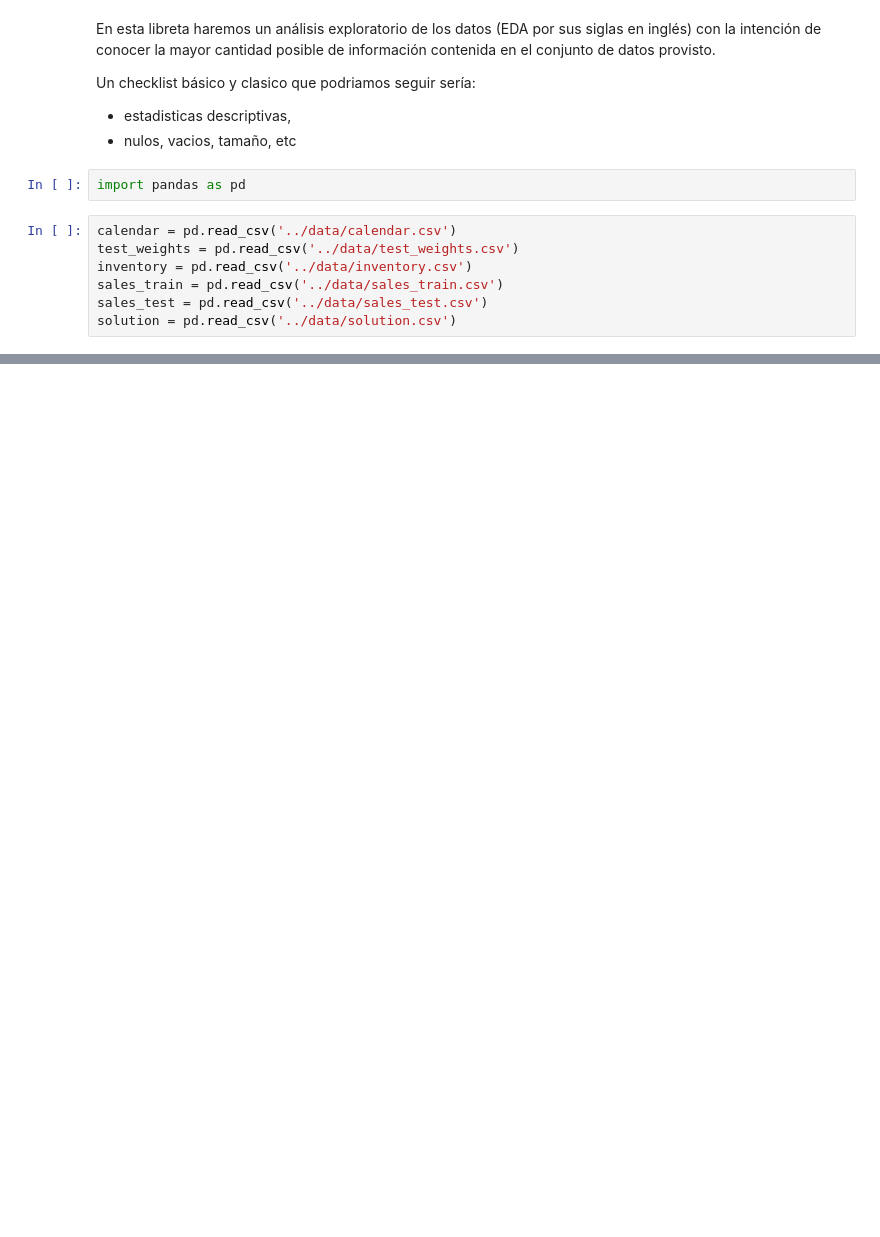
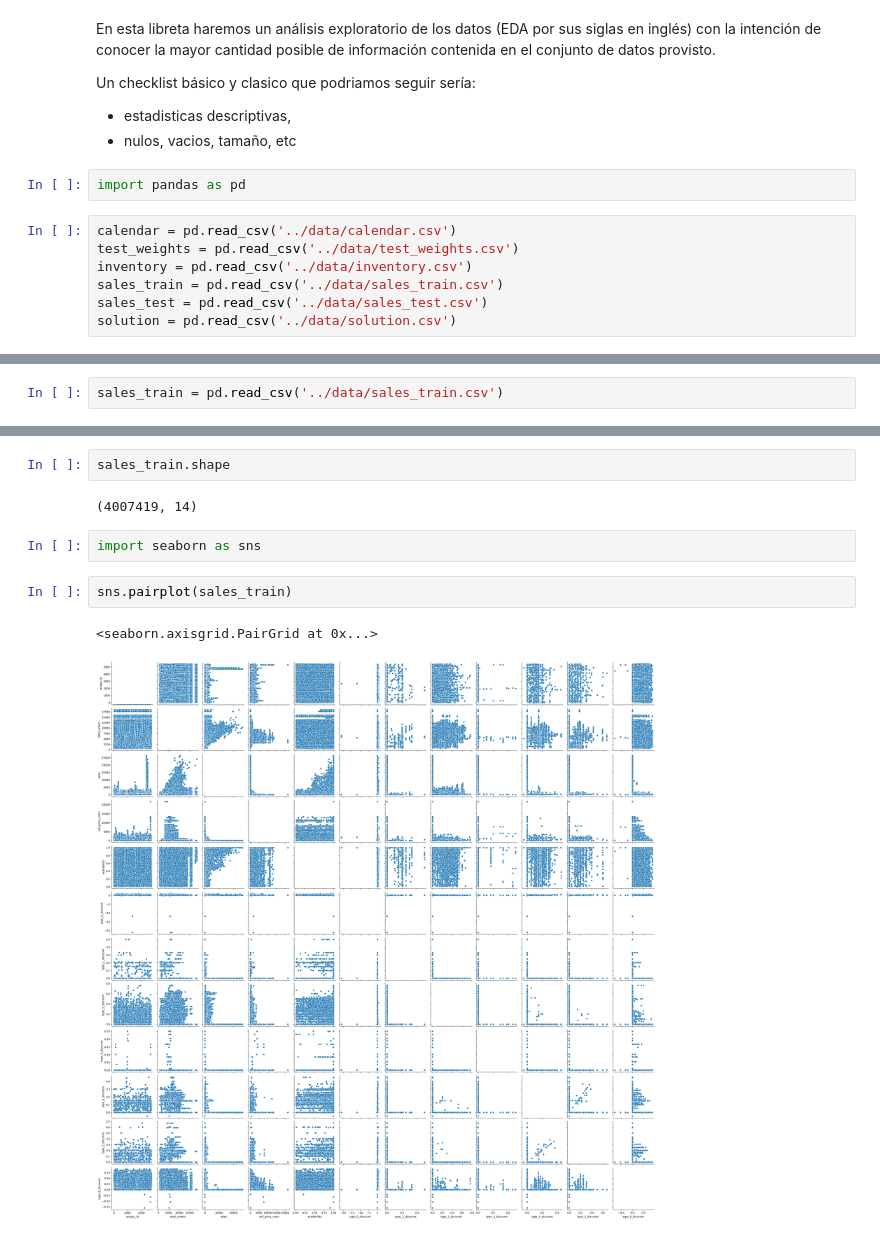
Before and after one commit to Maxkaizo/retail, a Jupyter notebook: lab/eda.ipynb, the cells around one changed output, grey strips where cells are left out. Cells and saved outputs as stored; diff of their text form; blank space fills up the shorter version.

```diff
--- a/lab/eda.ipynb
+++ b/lab/eda.ipynb
@@ -25,0 +291,2 @@ calendar.head()
+# %%
+sales_train = pd.read_csv('../data/sales_train.csv')
@@ -25,0 +309,11 @@ calendar.head()
+# %%
+sales_train.shape
+# %% [output]
+(4007419, 14)
+# %%
+import seaborn as sns
+# %%
+sns.pairplot(sales_train)
+# %% [output]
+<seaborn.axisgrid.PairGrid at 0x...>
+[figure, added]
```
Also changed, not shown: parts of 23 cells of this notebook, 1 other file.
